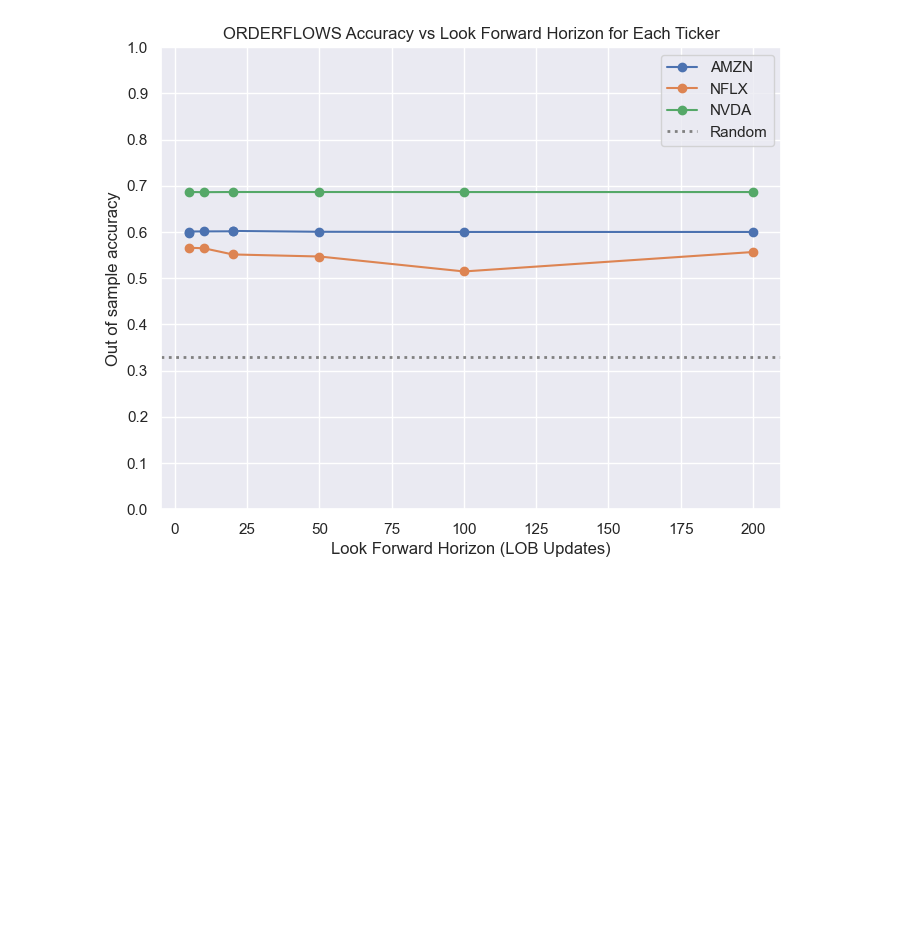
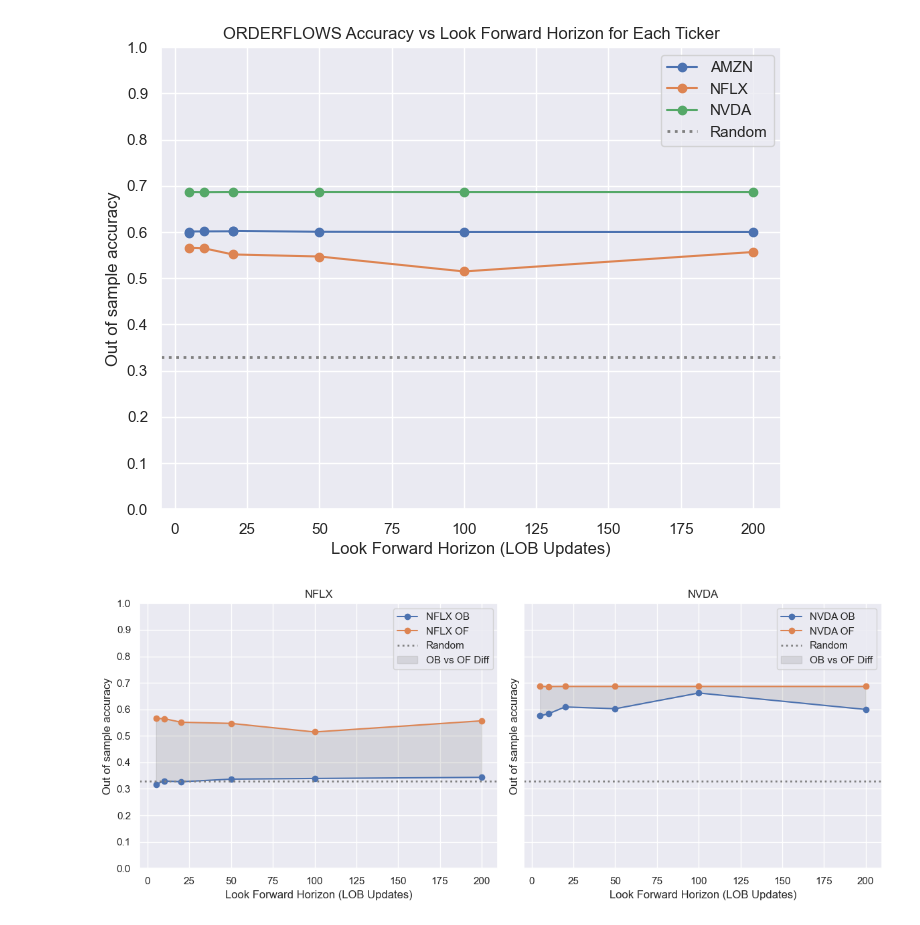
Before and after one commit to benhunt19/deep-lob-project, a Jupyter notebook: src/notebooks/resultsExploration.ipynb, the cells around one changed output. Cells and saved outputs as stored; diff of their text form; code cells hidden in the pictures; blank space fills up the shorter version.

```diff
--- a/src/notebooks/resultsExploration.ipynb
+++ b/src/notebooks/resultsExploration.ipynb
@@ -14,7 +14,8 @@ from src.data_processing.resultMetaUtils import frameFromResultMeta
 # %%
 # Create the datatframe from the results meta
 df = frameFromResultMeta()
-cols = ['meta.ticker', 'meta.numEpoch', 'meta.lookForwardHorizon', 'meta.rowLim', 'accuracy', 'meta.representation', 'meta.model']
+print(df.columns)
+cols = ['meta.ticker', 'meta.numEpoch', 'meta.lookForwardHorizon', 'meta.rowLim', 'accuracy', 'meta.representation', 'meta.model', 'run_id']
 df = df[cols]
 display(df)
 # %% [output]
@@ -136,3 +122,47 @@ ax.legend()
 plt.show()
 # %% [output]
 [figure]
+# %%
+tickers_orderbooks = set(orderbook['meta.ticker'].unique())
+tickers_orderflows = set(orderflow['meta.ticker'].unique())
+inner_tickers = tickers_orderbooks.intersection(tickers_orderflows)
+# %%
+fig, axs = plt.subplots(1, len(inner_tickers), figsize=(12, 5), sharey=True)
+if len(inner_tickers) == 1:
+    axs = [axs]
+
+for id, ticker in enumerate(sorted(inner_tickers)):
+    ob = orderbook[(orderbook['meta.ticker'] == ticker) & (orderbook['meta.representation'] == 'orderbooks')].sort_values('meta.lookForwardHorizon')
+    of = orderflow[(orderflow['meta.ticker'] == ticker) & (orderflow['meta.representation'] == 'orderflows')].sort_values('meta.lookForwardHorizon')
+    ax = axs[id]
+    ax.plot(
+        ob['meta.lookForwardHorizon'],
+        ob['accuracy'],
+        marker='o',
+        label=f"{ob['meta.ticker'].iloc[0]} OB"
+    )
+    ax.plot(
+        of['meta.lookForwardHorizon'],
+        of['accuracy'],
+        marker='o',
+        label=f"{of['meta.ticker'].iloc[0]} OF"
+    )
+    ax.axhline(0.33, color='gray', linestyle=':', linewidth=2, label='Random')
+    ax.set_title(ticker)
+    ax.set_xlabel('Look Forward Horizon (LOB Updates)')
+    ax.set_ylabel('Out of sample accuracy')  # Set y-axis label for all
+    ax.set_ylim(0, 1)
+    ax.set_yticks([round(y, 1) for y in np.arange(0.0, 1.01, 0.1)])
+    ax.fill_between(
+        ob['meta.lookForwardHorizon'],
+        ob['accuracy'],
+        of['accuracy'],
+        color='gray',
+        alpha=0.2,
+        label='OB vs OF Diff'
+    )
+    ax.legend()
+plt.tight_layout()
+plt.show()
+# %% [output]
+[figure, added]
```
Also changed, not shown: parts of 4 cells of this notebook, 2 other files.
